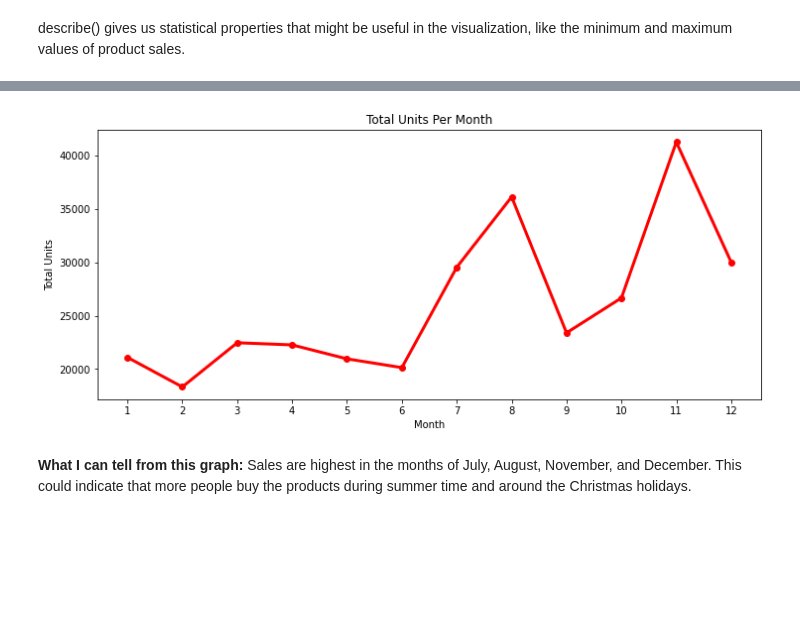
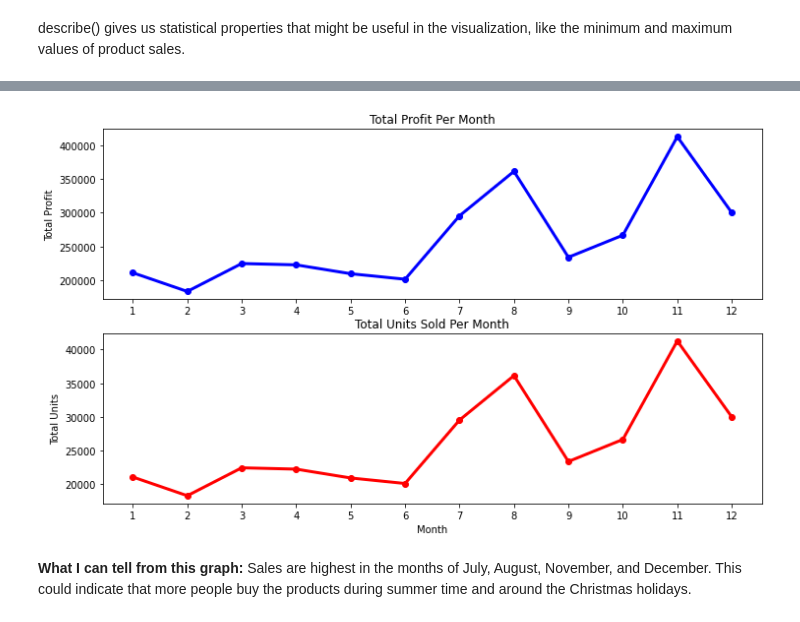
Before and after one commit to shielamms/AI-and-Data-Analysis, a Jupyter notebook: Matplotlib_Exercises.ipynb, the cells around one changed output, grey strips where cells are left out. Drawn from its saved outputs; the diff is of its cells as text; code cells hidden in the pictures; blank space fills up the shorter version.

```diff
--- a/Matplotlib_Exercises.ipynb
+++ b/Matplotlib_Exercises.ipynb
@@ -83,17 +69,24 @@ plt.show()
-# %%
-plt.figure(figsize=(12, 5))
-
-plt.plot(data['month_number'], data['total_units'], color='r', linewidth=3, marker='o')
-plt.xlabel('Month')
-plt.ylabel('Total Units')
-
-plt.xticks(data['month_number'])
-# plt.yticks(np.arange(100000, 600000, 100000))
-
-plt.title('Total Units Per Month')
-plt.show()
-# %% [output]
-[figure, removed]
+# %%
+fig, ax = plt.subplots(2, 1)
+
+fig.set_size_inches(12, 7)
+
+ax[0].plot(data['month_number'], data['total_profit'], color='b', linewidth=3, marker='o')
+ax[0].set_ylabel('Total Profit')
+ax[0].set_xticks(data['month_number'])
+
+ax[0].set_title('Total Profit Per Month')
+
+ax[1].plot(data['month_number'], data['total_units'], color='r', linewidth=3, marker='o')
+ax[1].set_xlabel('Month')
+ax[1].set_ylabel('Total Units')
+ax[1].set_xticks(data['month_number'])
+
+ax[1].set_title('Total Units Sold Per Month')
+
+plt.show()
+# %% [output]
+[figure, added]
 # %% [markdown]
 **What I can tell from this graph:** Sales are highest in the months of July, August, November, and December. This could indicate that more people buy the products during summer time and around the Christmas holidays.
 # %% [markdown]
```
Also changed, not shown: parts of 14 cells of this notebook.
